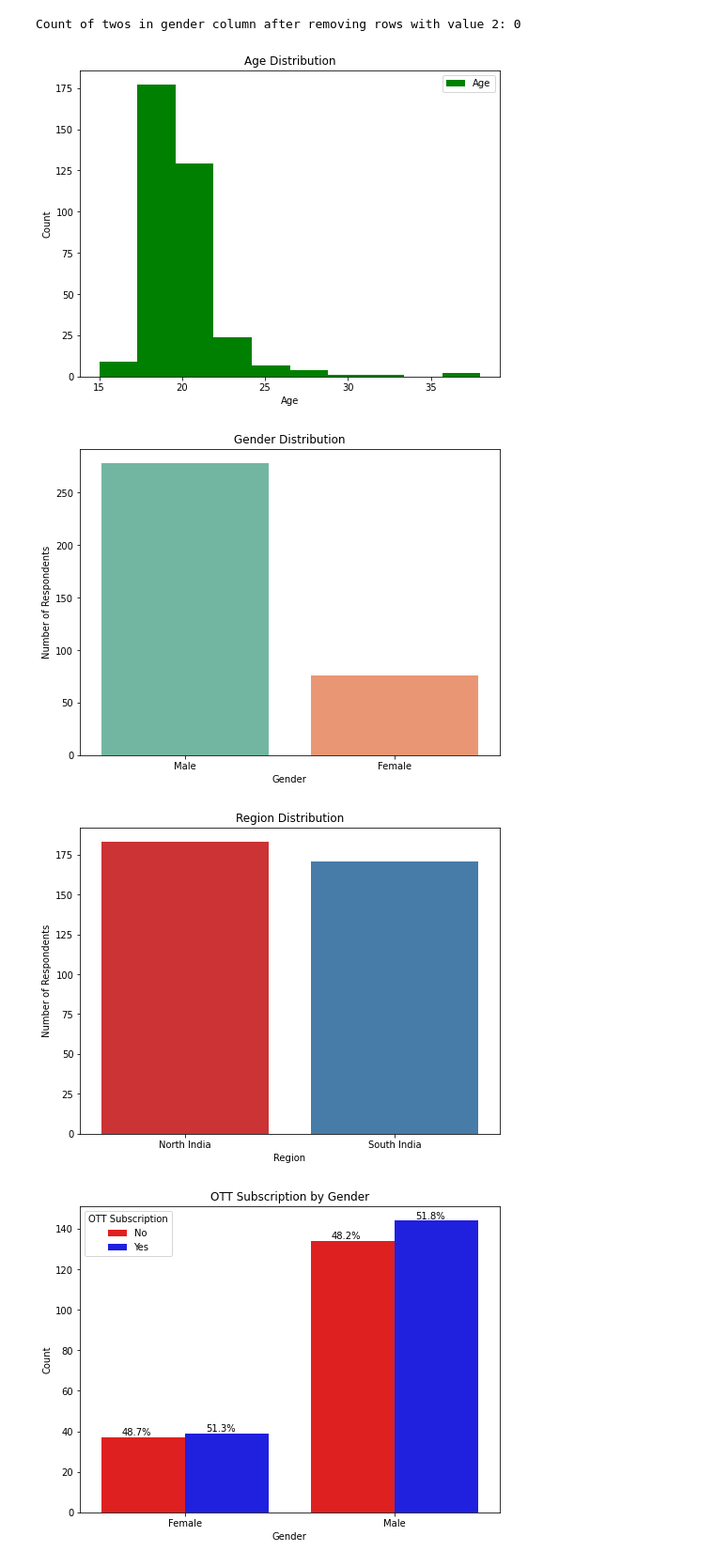
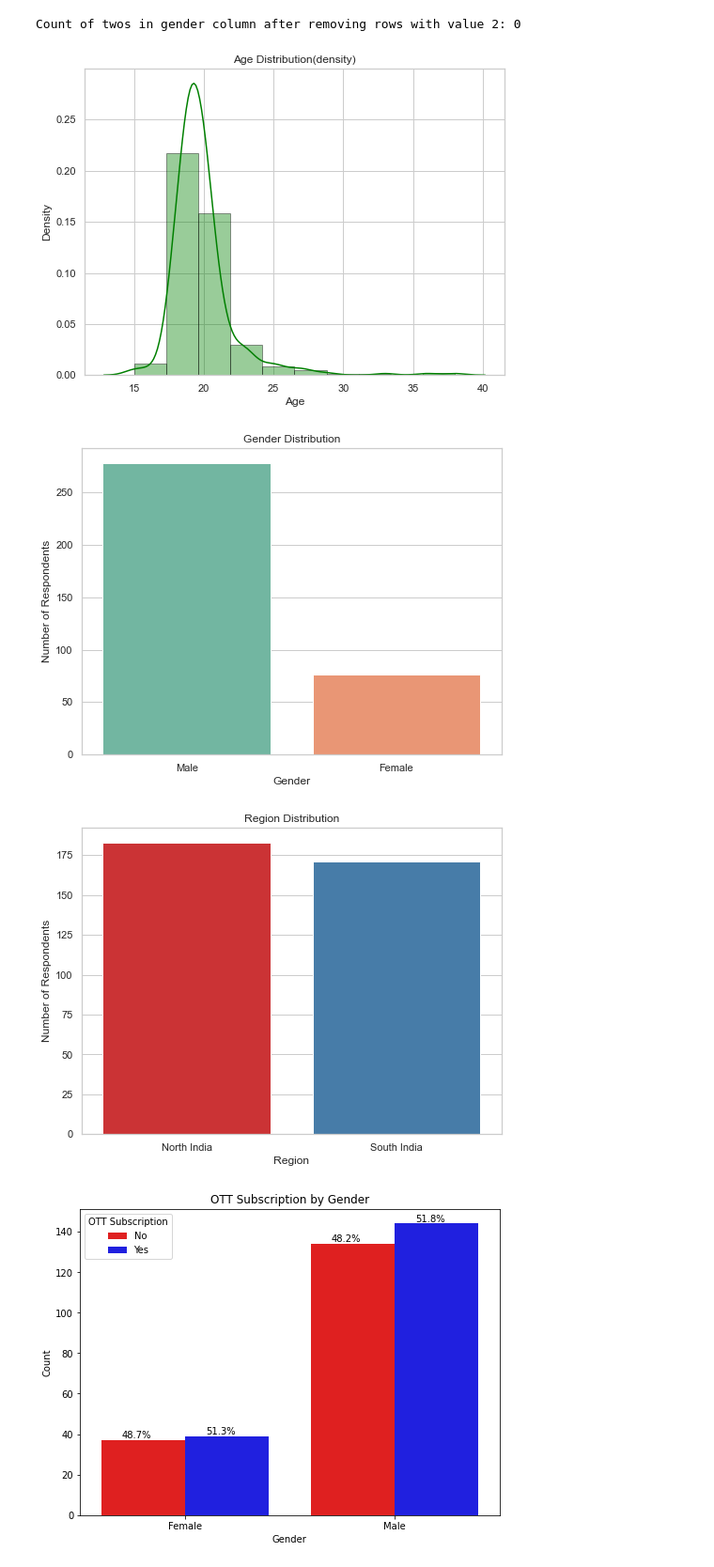
Before and after one commit to gunjitmittal/Stats-Project, a Jupyter notebook: Figures/Plots.ipynb, the cells around one changed output. Shown at 94% size. Drawn from its saved outputs; the diff is of its cells as text; code cells hidden in the pictures.

```diff
--- a/Figures/Plots.ipynb
+++ b/Figures/Plots.ipynb
@@ -71,41 +71,44 @@ Count of twos in gender column after removing rows with value 2: 0
 # %%
 import pandas as pd
 import matplotlib.pyplot as plt
 import seaborn as sns
 
 ax, fig = plt.subplots(figsize=(8,6))
 # Create a histogram of ages using matplotlib
-plt.hist(df['age'], bins=10, color='green', label='Age')
-plt.title('Age Distribution')
+# plt.hist(df['age'], bins=10,density=True, color='green', label='Age')
+# sns.kdeplot(data=df, x="age", color="green", ax=fig)
+sns.distplot(a=df.age, bins=10, color='green',
+             hist_kws={"edgecolor": 'black'})
+plt.title('Age Distribution(density)')
 plt.xlabel('Age')
-plt.ylabel('Count')
-plt.legend()
-plt.savefig("age_distribution.jpg")
+# plt.ylabel('Count')
+# plt.legend()
+plt.savefig("age_distribution.jpg", bbox_inches="tight")
 plt.show()
 
 ax, fig = plt.subplots(figsize=(8,6))
 # Create a bar chart of gender distribution using seaborn
 gender_counts = df['gender'].value_counts()
 sns.barplot(x=gender_counts.index, y=gender_counts.values, palette='Set2')
 plt.title("Gender Distribution")
 plt.xlabel("Gender")
 plt.ylabel("Number of Respondents")
-plt.savefig("gender_distribution.jpg")
+plt.savefig("gender_distribution.jpg", bbox_inches="tight")
 plt.show()
 
 ax, fig = plt.subplots(figsize=(8,6))
 # Create a bar chart of gender distribution using seaborn
 region_counts = df['region'].value_counts()
 sns.barplot(x=region_counts.index, y=region_counts.values, palette='Set1')
 plt.title("Region Distribution")
 plt.xlabel("Region")
 plt.ylabel("Number of Respondents")
-plt.savefig("region_distribution.jpg")
+plt.savefig("region_distribution.jpg", bbox_inches="tight")
 plt.show()
 # %% [output]
-[figure, old version]
+[figure, new version]
-[figure, old version]
+[figure, new version]
-[figure, old version]
+[figure, new version]
 # %%
 # # Create a bar chart of OTT subscription by gender using seaborn
 # sns.set_style("whitegrid")
```
Also changed, not shown: parts of 19 cells of this notebook, 21 other files.
